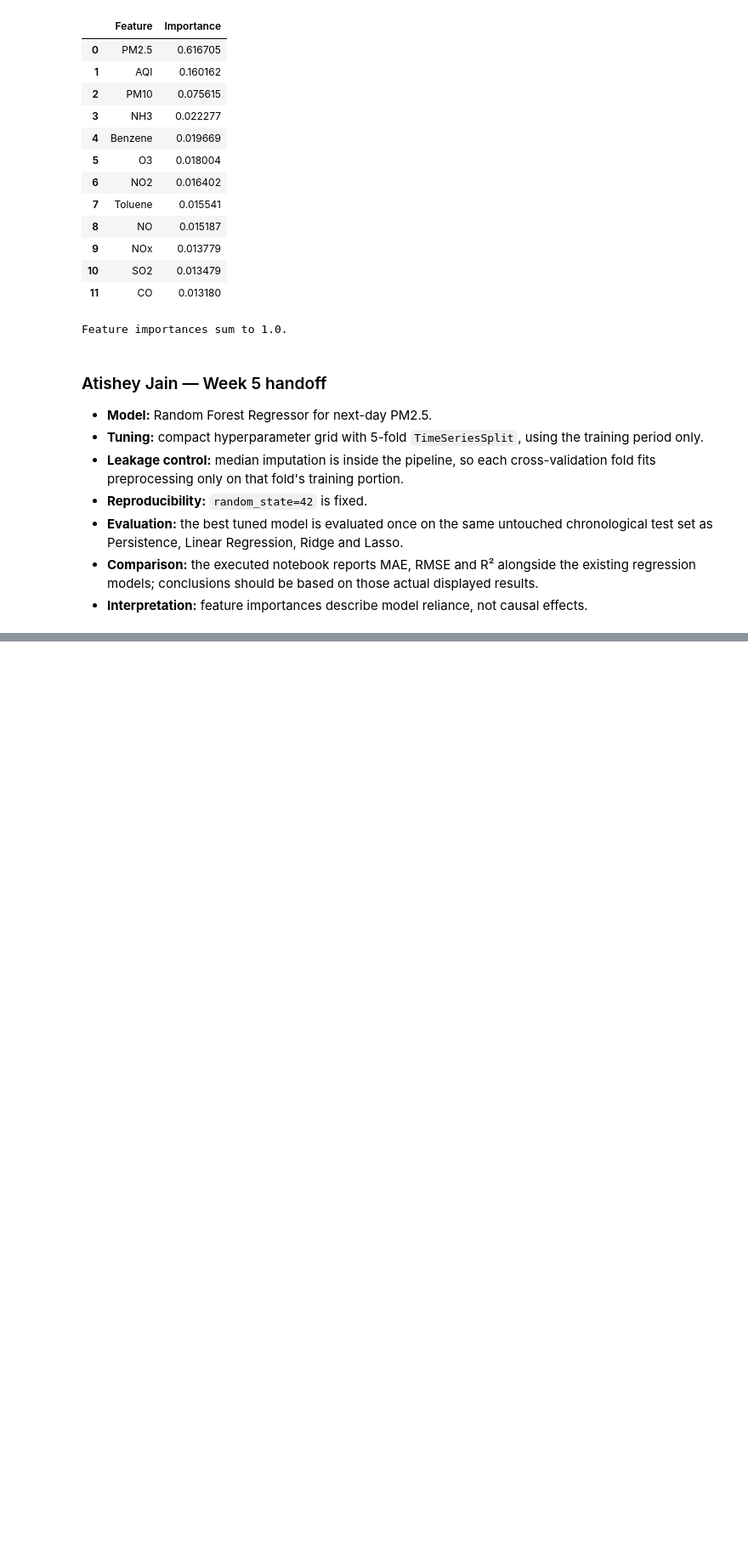
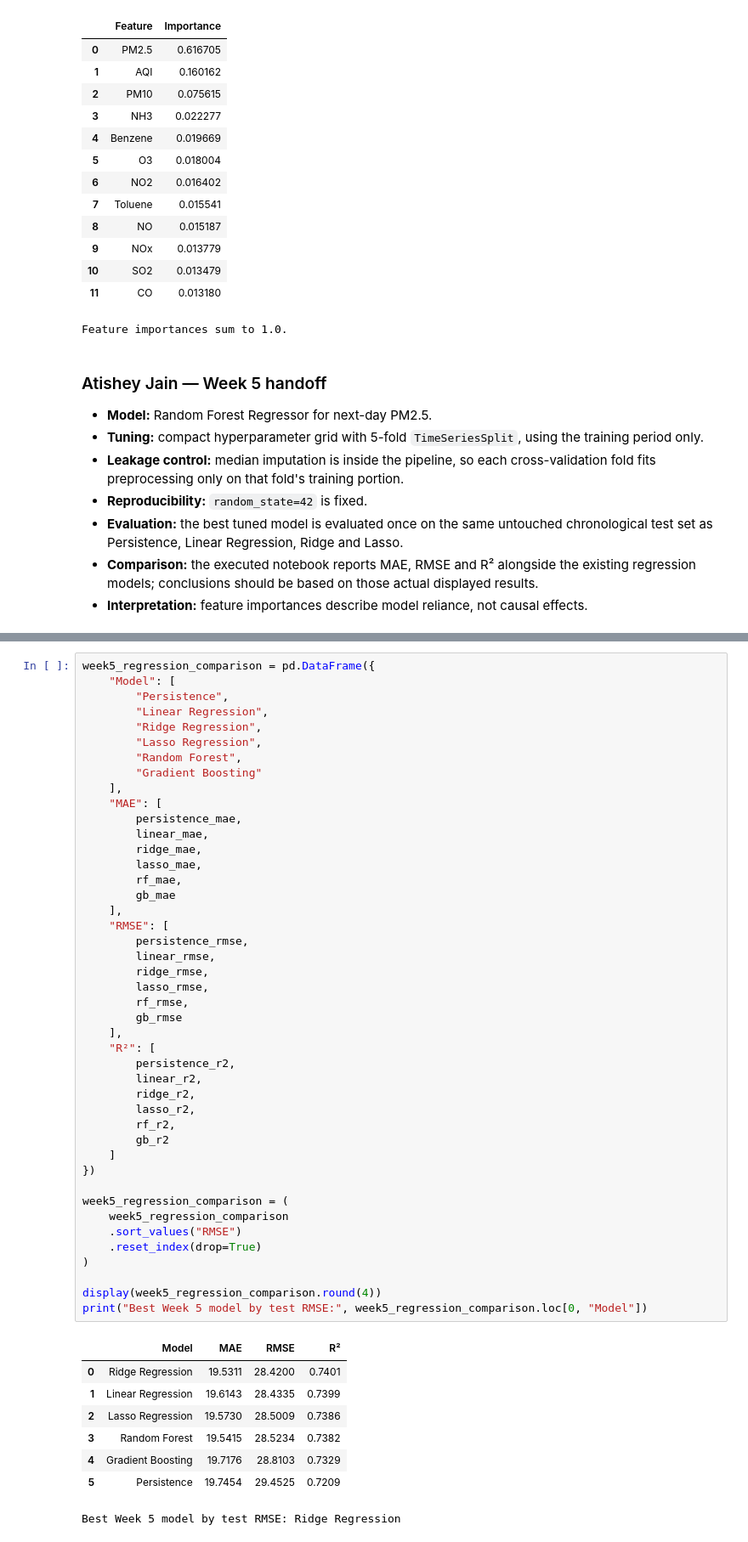
Before and after one commit to ajain347/NextDay-Air-quality-index_predictor, a Jupyter notebook: notebooks/03-models.ipynb, the cells around one changed output, grey strips where cells are left out. Shown at 85% size. Cells and saved outputs as stored; diff of their text form; blank space fills up the shorter version.

```diff
--- a/notebooks/03-models.ipynb
+++ b/notebooks/03-models.ipynb
@@ -1268,0 +1378,53 @@ Feature importances sum to 1.0.
+# %%
+week5_regression_comparison = pd.DataFrame({
+    "Model": [
+        "Persistence",
+        "Linear Regression",
+        "Ridge Regression",
+        "Lasso Regression",
+        "Random Forest",
+        "Gradient Boosting"
+    ],
+    "MAE": [
+        persistence_mae,
+        linear_mae,
+        ridge_mae,
+        lasso_mae,
+        rf_mae,
+        gb_mae
+    ],
+    "RMSE": [
+        persistence_rmse,
+        linear_rmse,
+        ridge_rmse,
+        lasso_rmse,
+        rf_rmse,
+        gb_rmse
+    ],
+    "R²": [
+        persistence_r2,
+        linear_r2,
+        ridge_r2,
+        lasso_r2,
+        rf_r2,
+        gb_r2
+    ]
+})
+
+week5_regression_comparison = (
+    week5_regression_comparison
+    .sort_values("RMSE")
+    .reset_index(drop=True)
+)
+
+display(week5_regression_comparison.round(4))
+print("Best Week 5 model by test RMSE:", week5_regression_comparison.loc[0, "Model"])
+# %% [output]
+|  | Model | MAE | RMSE | R² |
+| 0 | Ridge Regression | 19.5311 | 28.4200 | 0.7401 |
+| 1 | Linear Regression | 19.6143 | 28.4335 | 0.7399 |
+| 2 | Lasso Regression | 19.5730 | 28.5009 | 0.7386 |
+| 3 | Random Forest | 19.5415 | 28.5234 | 0.7382 |
+| 4 | Gradient Boosting | 19.7176 | 28.8103 | 0.7329 |
+| 5 | Persistence | 19.7454 | 29.4525 | 0.7209 |
+Best Week 5 model by test RMSE: Ridge Regression
```
Also changed, not shown: parts of 10 cells of this notebook.
